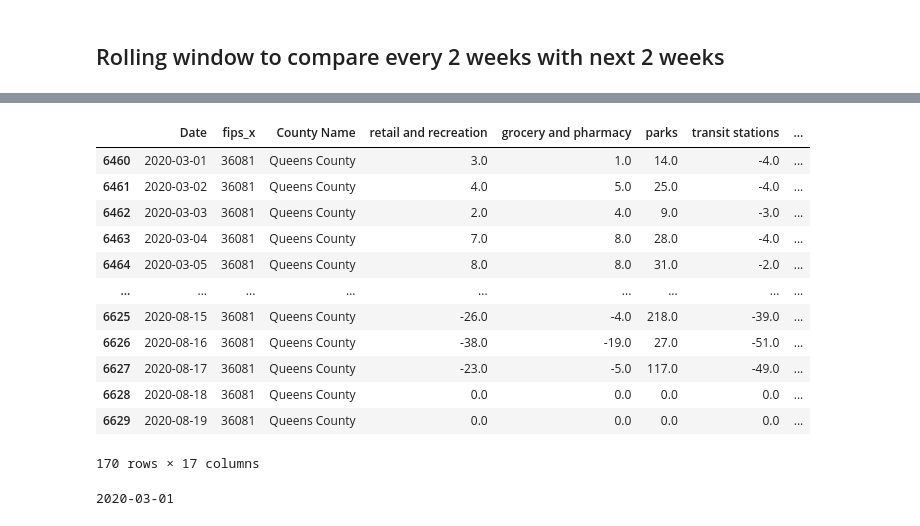
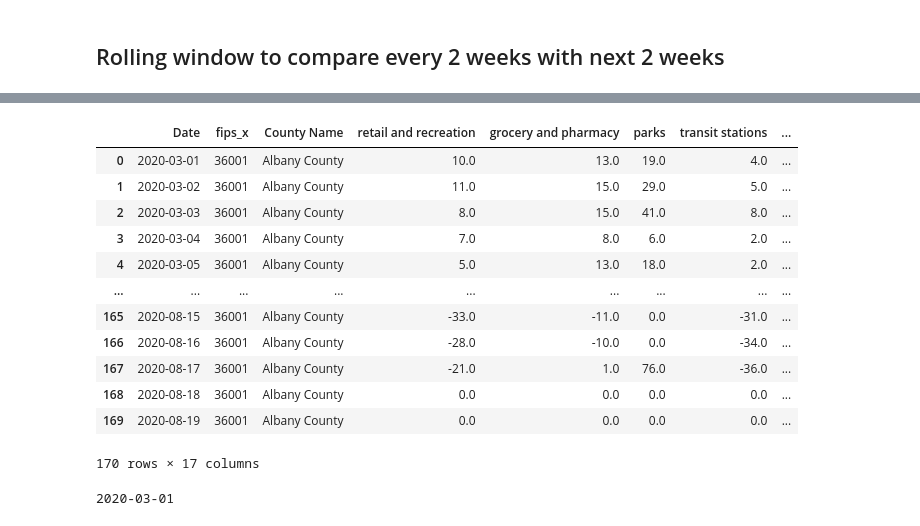
Before and after one commit to jeyasri-s2/meansquares, a Jupyter notebook: NY_LabelingData.ipynb, the cells around one changed output, grey strips where cells are left out. Saved outputs shown, nothing was run; the diff lists cells and outputs as text; code cells hidden in the pictures.

```diff
--- a/NY_LabelingData.ipynb
+++ b/NY_LabelingData.ipynb
@@ -58,7 +59,7 @@ mask_rule_data.csv  NY-CovidAug21.csv     Queens_county.csv
 # %% [markdown]
 # Loading NY data
 # %%
-NY_combined_data = pd.read_csv('/content/drive/Shared drives/CMPE 295- Master Project/Covid19-data/Newyork_combined.csv',low_memory=False)
+NY_combined_data = pd.read_csv('/content/drive/Shared drives/CMPE 295- Master Project/Covid19-data/Newyork_combinedAug22.csv',low_memory=False)
 NY_combined_data.head()
 # %% [output]
 |  | Date | fips_x | County Name | retail and recreation | grocery and pharmacy | parks | transit stations | ... |
@@ -204,18 +243,18 @@ NY_combined_data.tail(10)
 # %%
-NY_combined_data[NY_combined_data['fips_x'] == 36081]
+NY_combined_data[NY_combined_data['fips_x'] == 36001]
 # %% [output]
 |  | Date | fips_x | County Name | retail and recreation | grocery and pharmacy | parks | transit stations | ... |
-| 6460 | 2020-03-01 | 36081 | Queens County | 3.0 | 1.0 | 14.0 | -4.0 | ... |
-| 6461 | 2020-03-02 | 36081 | Queens County | 4.0 | 5.0 | 25.0 | -4.0 | ... |
-| 6462 | 2020-03-03 | 36081 | Queens County | 2.0 | 4.0 | 9.0 | -3.0 | ... |
-| 6463 | 2020-03-04 | 36081 | Queens County | 7.0 | 8.0 | 28.0 | -4.0 | ... |
-| 6464 | 2020-03-05 | 36081 | Queens County | 8.0 | 8.0 | 31.0 | -2.0 | ... |
+| 0 | 2020-03-01 | 36001 | Albany County | 10.0 | 13.0 | 19.0 | 4.0 | ... |
+| 1 | 2020-03-02 | 36001 | Albany County | 11.0 | 15.0 | 29.0 | 5.0 | ... |
+| 2 | 2020-03-03 | 36001 | Albany County | 8.0 | 15.0 | 41.0 | 8.0 | ... |
+| 3 | 2020-03-04 | 36001 | Albany County | 7.0 | 8.0 | 6.0 | 2.0 | ... |
+| 4 | 2020-03-05 | 36001 | Albany County | 5.0 | 13.0 | 18.0 | 2.0 | ... |
 | ... | ... | ... | ... | ... | ... | ... | ... | ... |
-| 6625 | 2020-08-15 | 36081 | Queens County | -26.0 | -4.0 | 218.0 | -39.0 | ... |
-| 6626 | 2020-08-16 | 36081 | Queens County | -38.0 | -19.0 | 27.0 | -51.0 | ... |
-| 6627 | 2020-08-17 | 36081 | Queens County | -23.0 | -5.0 | 117.0 | -49.0 | ... |
-| 6628 | 2020-08-18 | 36081 | Queens County | 0.0 | 0.0 | 0.0 | 0.0 | ... |
-| 6629 | 2020-08-19 | 36081 | Queens County | 0.0 | 0.0 | 0.0 | 0.0 | ... |
+| 165 | 2020-08-15 | 36001 | Albany County | -33.0 | -11.0 | 0.0 | -31.0 | ... |
+| 166 | 2020-08-16 | 36001 | Albany County | -28.0 | -10.0 | 0.0 | -34.0 | ... |
+| 167 | 2020-08-17 | 36001 | Albany County | -21.0 | 1.0 | 76.0 | -36.0 | ... |
+| 168 | 2020-08-18 | 36001 | Albany County | 0.0 | 0.0 | 0.0 | 0.0 | ... |
+| 169 | 2020-08-19 | 36001 | Albany County | 0.0 | 0.0 | 0.0 | 0.0 | ... |
 170 rows × 17 columns
 # %%
 minDate = NY_combined_data['Date'].min()
```
Also changed, not shown: parts of 28 cells of this notebook.
